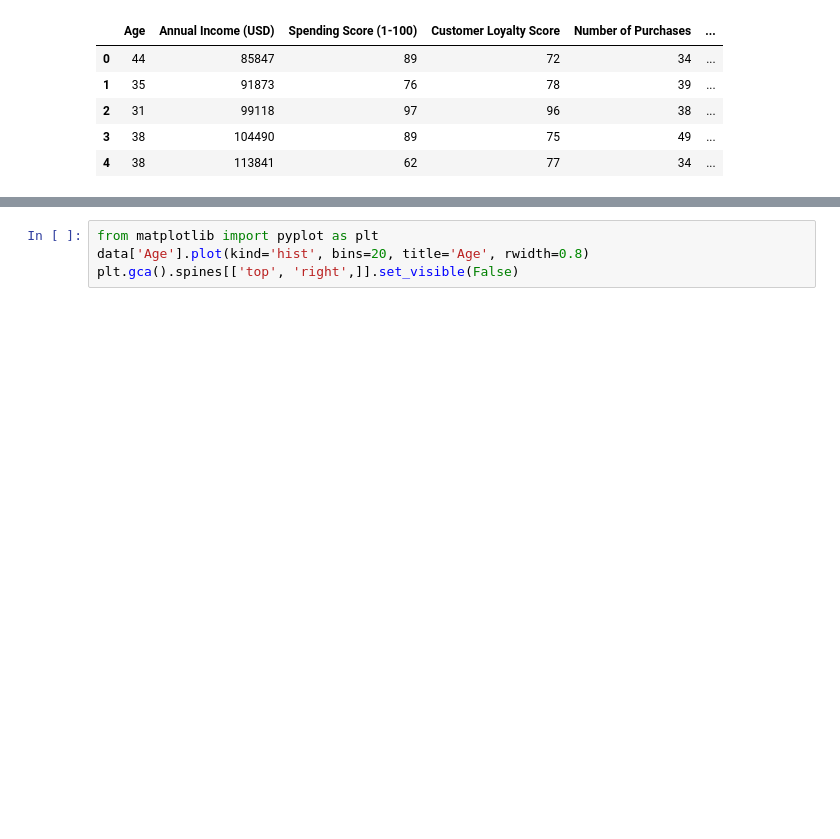
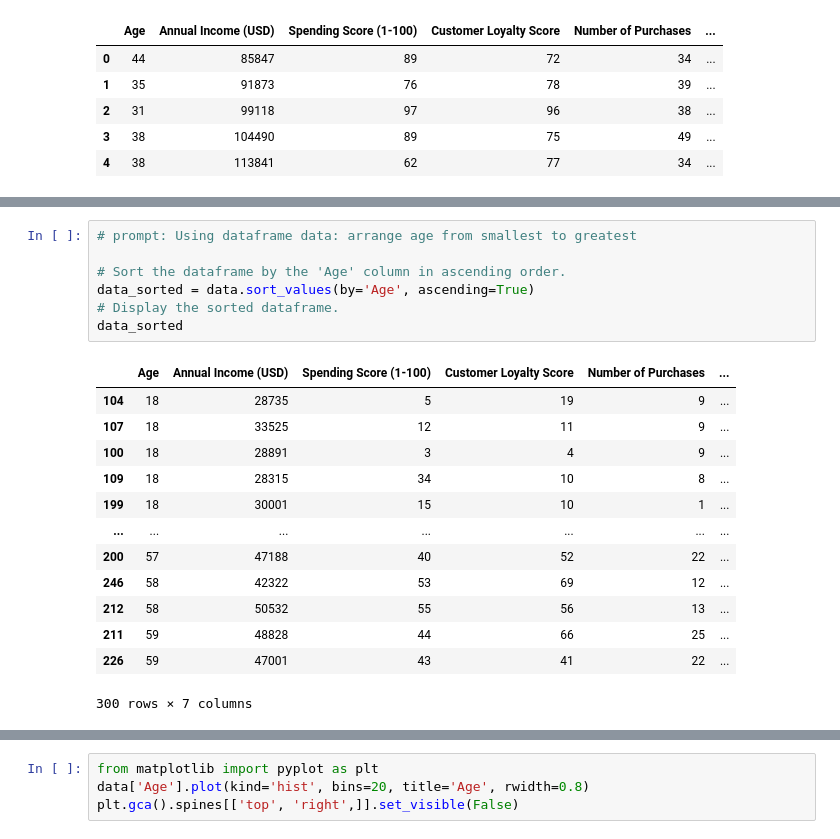
Before and after one commit to Julss1195/Julss1195, a Jupyter notebook: Customer_Clustering_and_Segmentation.ipynb, the cells around one changed output, grey strips where cells are left out. Saved outputs shown, nothing was run; the diff lists cells and outputs as text; blank space fills up the shorter version.

```diff
--- a/Customer_Clustering_and_Segmentation.ipynb
+++ b/Customer_Clustering_and_Segmentation.ipynb
@@ -34,0 +51,21 @@ data.head()
+# %%
+# prompt: Using dataframe data: arrange age from smallest to greatest
+
+# Sort the dataframe by the 'Age' column in ascending order.
+data_sorted = data.sort_values(by='Age', ascending=True)
+# Display the sorted dataframe.
+data_sorted
+# %% [output]
+|  | Age | Annual Income (USD) | Spending Score (1-100) | Customer Loyalty Score | Number of Purchases | ... |
+| 104 | 18 | 28735 | 5 | 19 | 9 | ... |
+| 107 | 18 | 33525 | 12 | 11 | 9 | ... |
+| 100 | 18 | 28891 | 3 | 4 | 9 | ... |
+| 109 | 18 | 28315 | 34 | 10 | 8 | ... |
+| 199 | 18 | 30001 | 15 | 10 | 1 | ... |
+| ... | ... | ... | ... | ... | ... | ... |
+| 200 | 57 | 47188 | 40 | 52 | 22 | ... |
+| 246 | 58 | 42322 | 53 | 69 | 12 | ... |
+| 212 | 58 | 50532 | 55 | 56 | 13 | ... |
+| 211 | 59 | 48828 | 44 | 66 | 25 | ... |
+| 226 | 59 | 47001 | 43 | 41 | 22 | ... |
+300 rows × 7 columns
```
Also changed, not shown: parts of 8 cells of this notebook.
